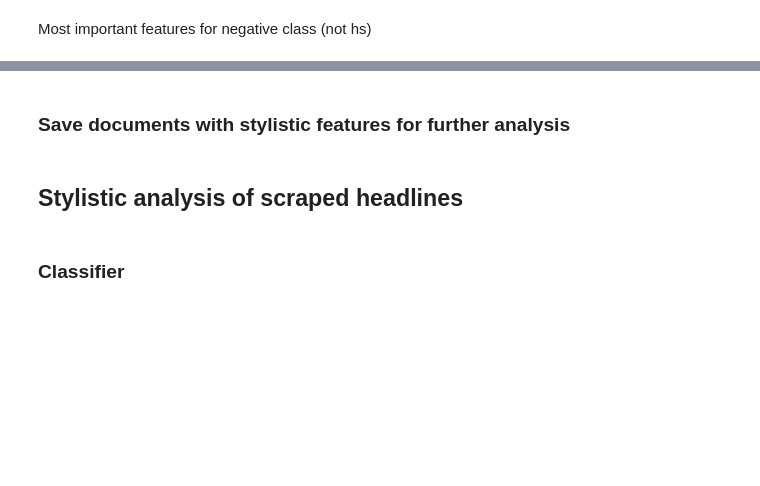
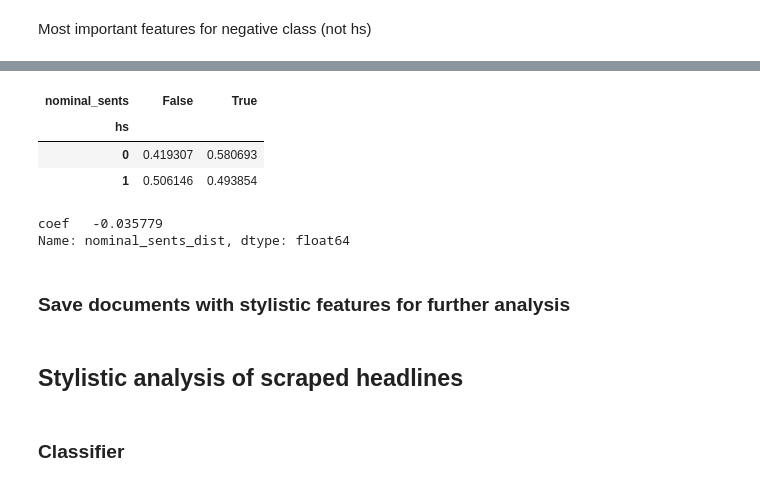
Before and after one commit to g-fabiani4-unipi/txa_project, a Jupyter notebook: src/style_analysis.ipynb, the cells around one changed output, grey strips where cells are left out. Drawn from its saved outputs; the diff is of its cells as text; code cells hidden in the pictures; blank space fills up the shorter version.

```diff
--- a/src/style_analysis.ipynb
+++ b/src/style_analysis.ipynb
@@ -555,0 +563,13 @@ feat_importance.sort_values('coef', ascending=True).head()
+# %%
+train_df['nominal_sents'] = train_df['nominal_sents_dist'] > 0
+pd.crosstab(train_df['hs'], train_df['nominal_sents'], normalize=0)
+# %% [output]
+| nominal_sents | False | True |
+| hs |  |  |
+| 0 | 0.419307 | 0.580693 |
+| 1 | 0.506146 | 0.493854 |
+# %%
+feat_importance.loc['nominal_sents_dist']
+# %% [output]
+coef   -0.035779
+Name: nominal_sents_dist, dtype: float64
```
Also changed, not shown: parts of 15 cells of this notebook, 3 other files.
